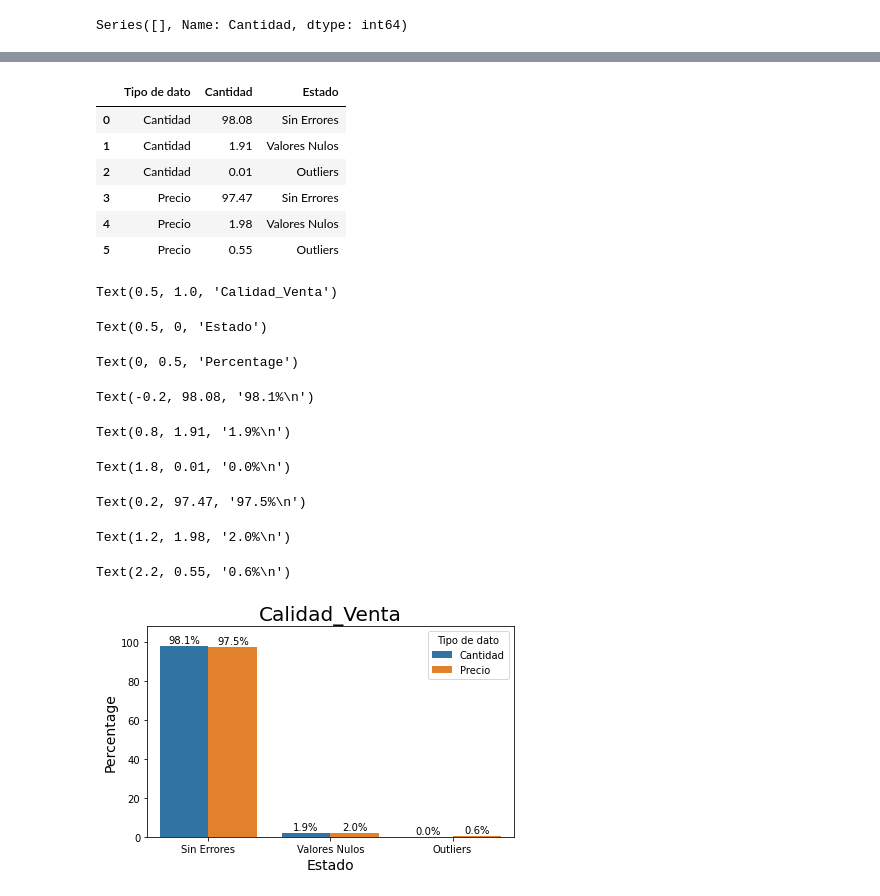
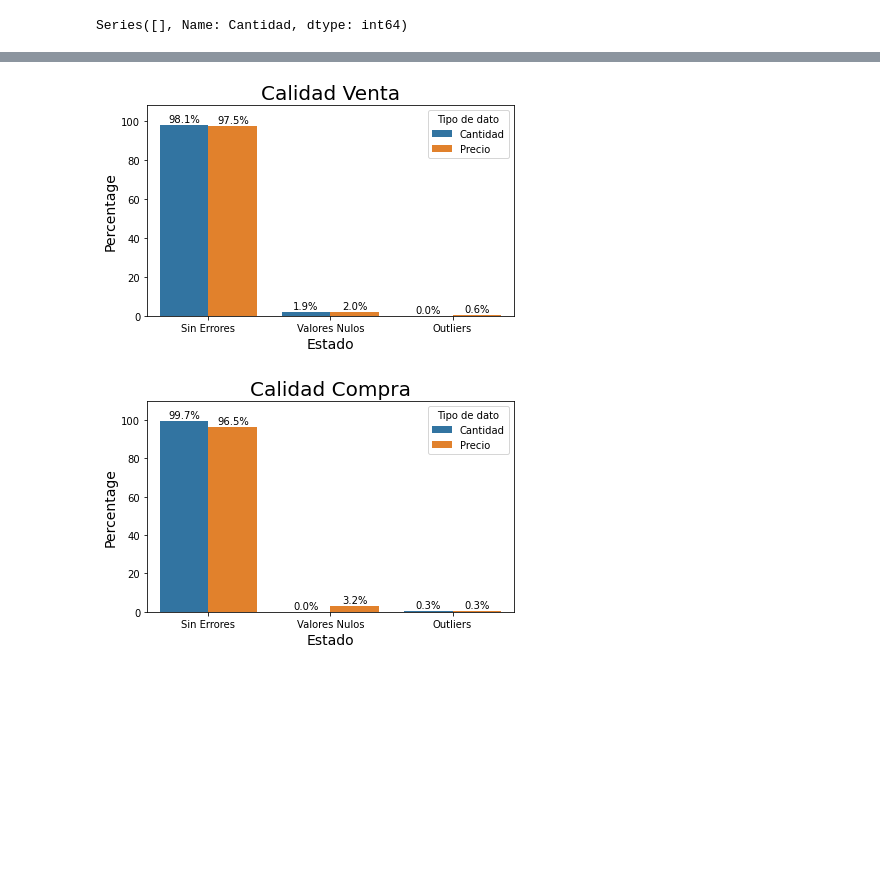
Before and after one commit to manusza/DS-PI-ProyectoIndividual, a Jupyter notebook: Datasets/Proyecto I.ipynb, the cells around one changed output, grey strips where cells are left out. Drawn from its saved outputs; the diff is of its cells as text; code cells hidden in the pictures; blank space fills up the shorter version.

```diff
--- a/Datasets/Proyecto I.ipynb
+++ b/Datasets/Proyecto I.ipynb
@@ -292,49 +311,38 @@ df_x_1.head()
 # %%
 
 
 def dataframe_create(precio, cantidad):
     data= [{'Tipo de dato': "Cantidad", 'Cantidad': cantidad[0], 'Estado': "Sin Errores" },{'Tipo de dato': "Cantidad", 'Cantidad': cantidad[1], 'Estado': "Valores Nulos" },{'Tipo de dato': "Cantidad", 'Cantidad': cantidad[2], 'Estado': "Outliers"},
     {'Tipo de dato': "Precio", 'Cantidad': precio[0], 'Estado': "Sin Errores" },{'Tipo de dato': "Precio", 'Cantidad': precio[1], 'Estado': "Valores Nulos"},{'Tipo de dato': "Precio", 'Cantidad': precio[2], 'Estado': "Outliers"}]
     df1= pd.DataFrame(data)
     return df1
 
 
-df1 = dataframe_create(precio_total, cantidad_total)
-df1.head(6)
+df1 = dataframe_create(precio_total_venta, cantidad_total_venta)
+df2 = dataframe_create(precio_total_compra, cantidad_total_compra)
 #ax = plt.barplot(x=df1.index, y=df1.Precio)
-ax = sb.barplot(x="Estado",y="Cantidad", hue="Tipo de dato", data=df1)
-#inserta nombre del archivo a comparar
-comparacion=input("Como se llama su archivo?")
-plt.title(comparacion, fontsize=20)
-
-plt.xlabel('Estado', size=14)
-plt.ylabel('Percentage', size=14)
 
 
-for p in ax.patches:
-    percentage = f'{100 * p.get_height() / 100:.1f}%\n'
-    x = p.get_x() + p.get_width() / 2
-    y = p.get_height()
-    ax.annotate(percentage, (x, y), ha='center', va='center')
+def ploteo_out(dataframe, name):
 
-plt.margins(y=0.1)
-plt.tight_layout()
-plt.show()
+    ax = sb.barplot(x="Estado",y="Cantidad", hue="Tipo de dato", data=dataframe)
+    #inserta nombre del archivo a comparar
+    plt.title(name, fontsize=20)
+
+    plt.xlabel('Estado', size=14)
+    plt.ylabel('Percentage', size=14)
+
+    for p in ax.patches:
+        percentage = f'{100 * p.get_height() / 100:.1f}%\n'
+        x = p.get_x() + p.get_width() / 2
+        y = p.get_height()
+        ax.annotate(percentage, (x, y), ha='center', va='center')
+    plt.margins(y=0.1)
+    plt.tight_layout()
+    return plt.show()
+
+ploteo_out(df1, input("Como se llama su archivo?"))
+ploteo_out(df2, input("Como se llama su archivo?"))
 # %% [output]
-|  | Tipo de dato | Cantidad | Estado |
-| 0 | Cantidad | 98.08 | Sin Errores |
-| 1 | Cantidad | 1.91 | Valores Nulos |
-| 2 | Cantidad | 0.01 | Outliers |
-| 3 | Precio | 97.47 | Sin Errores |
-| 4 | Precio | 1.98 | Valores Nulos |
-| 5 | Precio | 0.55 | Outliers |
-Text(0.5, 1.0, 'Calidad_Venta')
-Text(0.5, 0, 'Estado')
-Text(0, 0.5, 'Percentage')
-Text(-0.2, 98.08, '98.1%\n')
-Text(0.8, 1.91, '1.9%\n')
-Text(1.8, 0.01, '0.0%\n')
-Text(0.2, 97.47, '97.5%\n')
-Text(1.2, 1.98, '2.0%\n')
-Text(2.2, 0.55, '0.6%\n')
-[figure, old version]
+[figure, new version]
+[figure, added]
```
Also changed, not shown: parts of 9 cells of this notebook.
